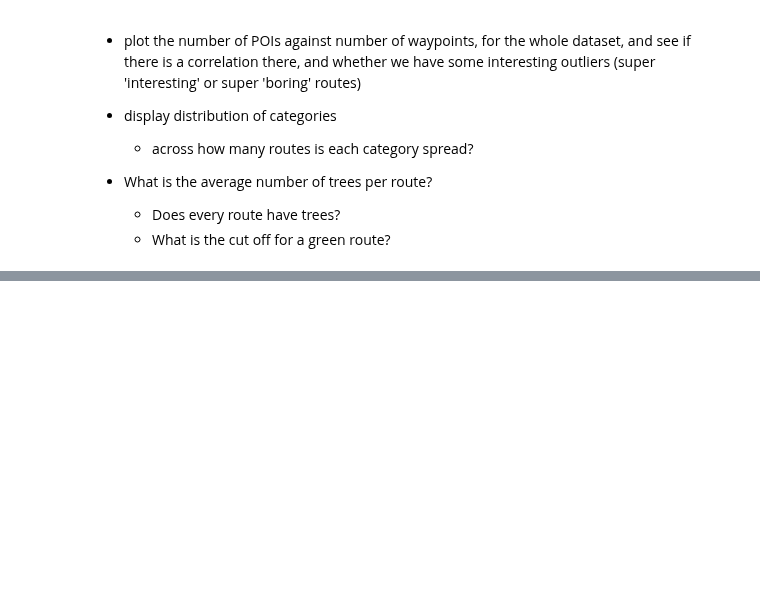
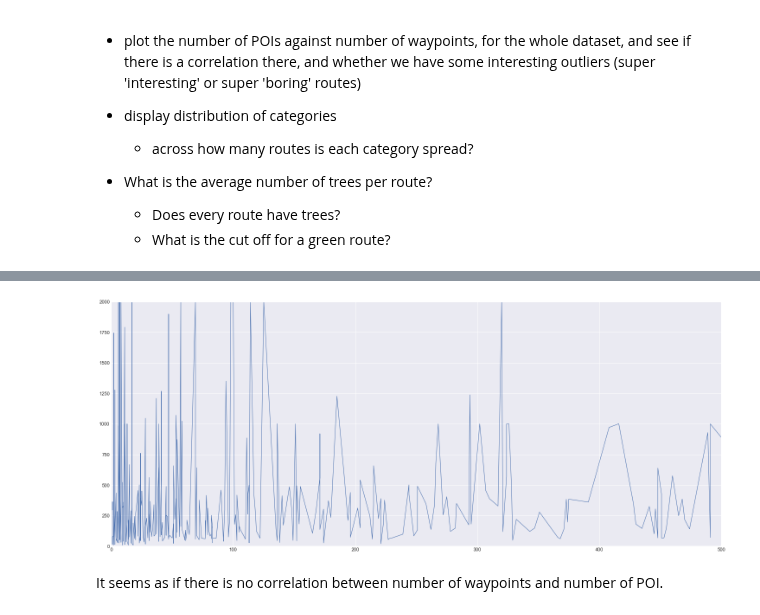
Before and after one commit to TechLabs-Berlin/wt21-way-to-go, a Jupyter notebook: data_visualisation/data_visualisation_emilio.ipynb, the cells around one changed output, grey strips where cells are left out. Drawn from its saved outputs; the diff is of its cells as text; code cells hidden in the pictures; blank space fills up the shorter version.

```diff
--- a/data_visualisation/data_visualisation_emilio.ipynb
+++ b/data_visualisation/data_visualisation_emilio.ipynb
@@ -129,0 +280,15 @@ NameError: name 'df' is not defined
+# %%
+fig, ax = plt.subplots()
+
+ax.plot(poi_wp_counts.poi_count, poi_wp_counts.wp_count, linewidth=1)
+
+ax.set(xlim=(0, 500),
+       ylim=(0, 2000))
+
+fig.set_size_inches(20, 8)
+
+plt.show()
+# %% [output]
+[figure, added]
+# %% [markdown]
+It seems as if there is no correlation between number of waypoints and number of POI.
```
Also changed, not shown: parts of 27 cells of this notebook.
